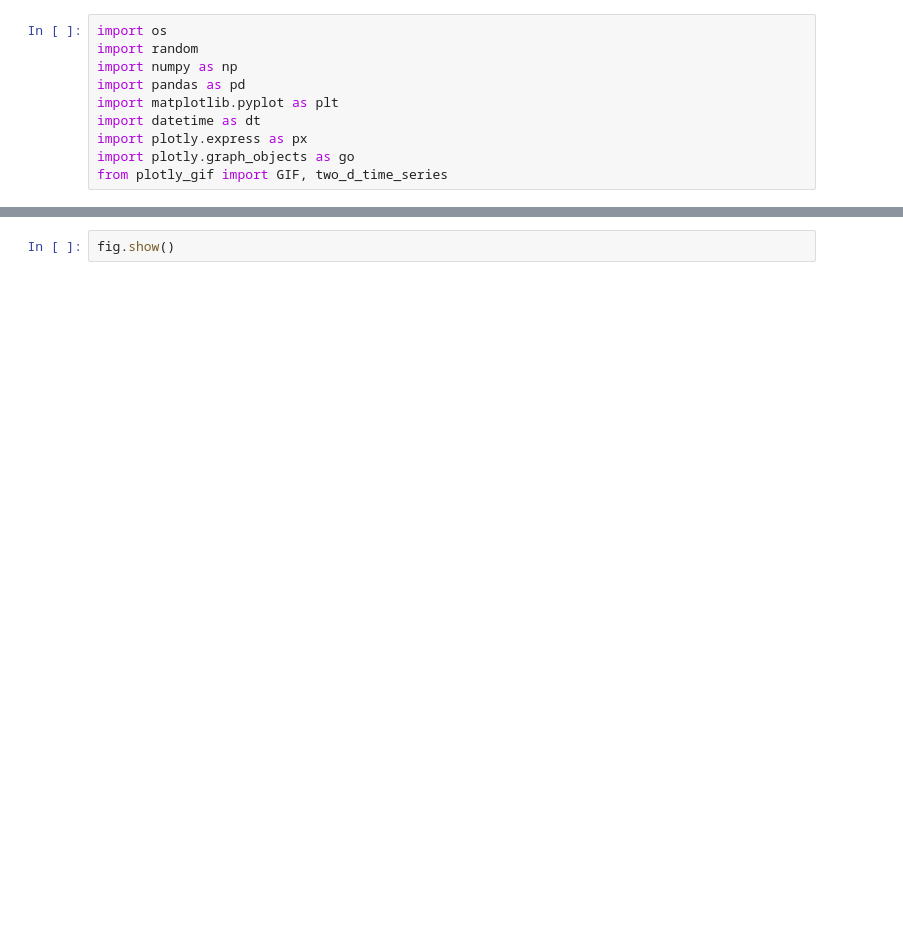
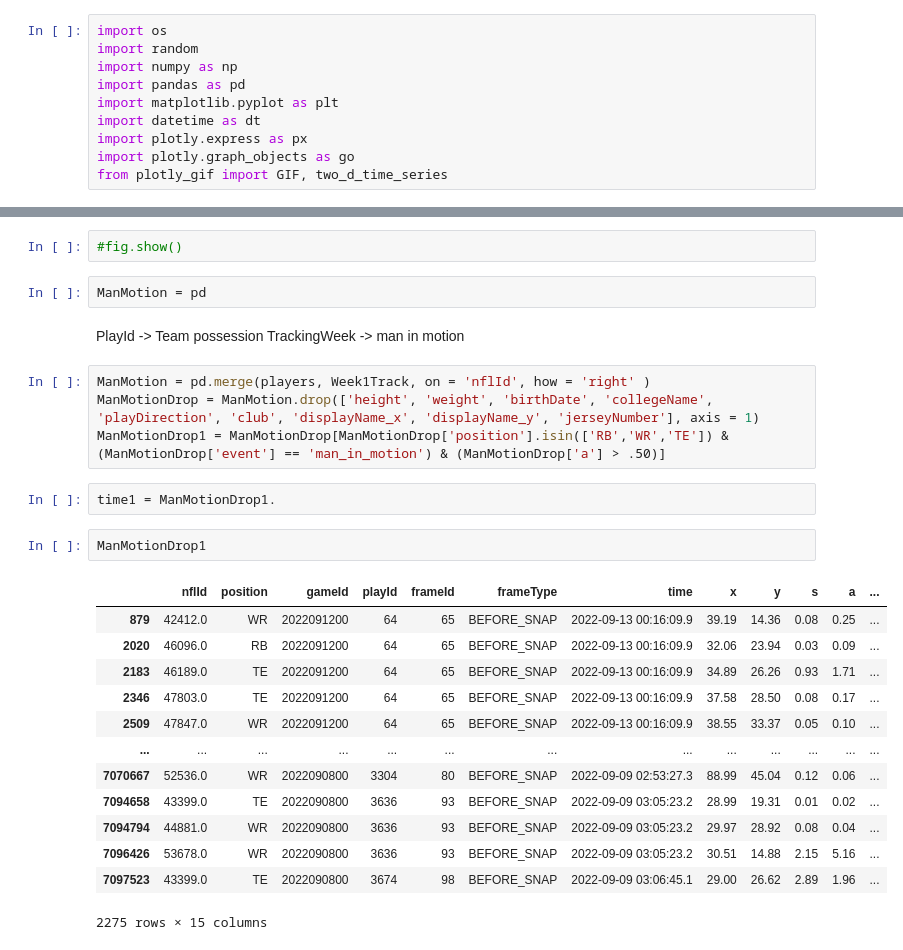
Before and after one commit to B-Velasco/BDB25, a Jupyter notebook: Files/Playground.ipynb, the cells around one changed output, grey strips where cells are left out. Saved outputs shown, nothing was run; the diff lists cells and outputs as text; blank space fills up the shorter version.

```diff
--- a/Files/Playground.ipynb
+++ b/Files/Playground.ipynb
@@ -86,2 +113,29 @@ fig.update_layout(shapes = [dict(type="rect", x0=10, y0=0, x1=110, y1=53.3, line
-# %%
-fig.show()
+# %%
+#fig.show()
+# %%
+ManMotion = pd
+# %% [markdown]
+PlayId -> Team possession
+TrackingWeek -> man in motion
+# %%
+ManMotion = pd.merge(players, Week1Track, on = 'nflId', how = 'right' )
+ManMotionDrop = ManMotion.drop(['height', 'weight', 'birthDate', 'collegeName', 'playDirection', 'club', 'displayName_x', 'displayName_y', 'jerseyNumber'], axis = 1)
+ManMotionDrop1 = ManMotionDrop[ManMotionDrop['position'].isin(['RB','WR','TE']) & (ManMotionDrop['event'] == 'man_in_motion') & (ManMotionDrop['a'] > .50)]
+# %%
+time1 = ManMotionDrop1.
+# %%
+ManMotionDrop1
+# %% [output]
+|  | nflId | position | gameId | playId | frameId | frameType | time | x | y | s | a | ... |
+| 879 | 42412.0 | WR | 2022091200 | 64 | 65 | BEFORE_SNAP | 2022-09-13 00:16:09.9 | 39.19 | 14.36 | 0.08 | 0.25 | ... |
+| 2020 | 46096.0 | RB | 2022091200 | 64 | 65 | BEFORE_SNAP | 2022-09-13 00:16:09.9 | 32.06 | 23.94 | 0.03 | 0.09 | ... |
+| 2183 | 46189.0 | TE | 2022091200 | 64 | 65 | BEFORE_SNAP | 2022-09-13 00:16:09.9 | 34.89 | 26.26 | 0.93 | 1.71 | ... |
+| 2346 | 47803.0 | TE | 2022091200 | 64 | 65 | BEFORE_SNAP | 2022-09-13 00:16:09.9 | 37.58 | 28.50 | 0.08 | 0.17 | ... |
+| 2509 | 47847.0 | WR | 2022091200 | 64 | 65 | BEFORE_SNAP | 2022-09-13 00:16:09.9 | 38.55 | 33.37 | 0.05 | 0.10 | ... |
+| ... | ... | ... | ... | ... | ... | ... | ... | ... | ... | ... | ... | ... |
+| 7070667 | 52536.0 | WR | 2022090800 | 3304 | 80 | BEFORE_SNAP | 2022-09-09 02:53:27.3 | 88.99 | 45.04 | 0.12 | 0.06 | ... |
+| 7094658 | 43399.0 | TE | 2022090800 | 3636 | 93 | BEFORE_SNAP | 2022-09-09 03:05:23.2 | 28.99 | 19.31 | 0.01 | 0.02 | ... |
+| 7094794 | 44881.0 | WR | 2022090800 | 3636 | 93 | BEFORE_SNAP | 2022-09-09 03:05:23.2 | 29.97 | 28.92 | 0.08 | 0.04 | ... |
+| 7096426 | 53678.0 | WR | 2022090800 | 3636 | 93 | BEFORE_SNAP | 2022-09-09 03:05:23.2 | 30.51 | 14.88 | 2.15 | 5.16 | ... |
+| 7097523 | 43399.0 | TE | 2022090800 | 3674 | 98 | BEFORE_SNAP | 2022-09-09 03:06:45.1 | 29.00 | 26.62 | 2.89 | 1.96 | ... |
+2275 rows × 15 columns
```
Also changed, not shown: parts of 9 cells of this notebook.
